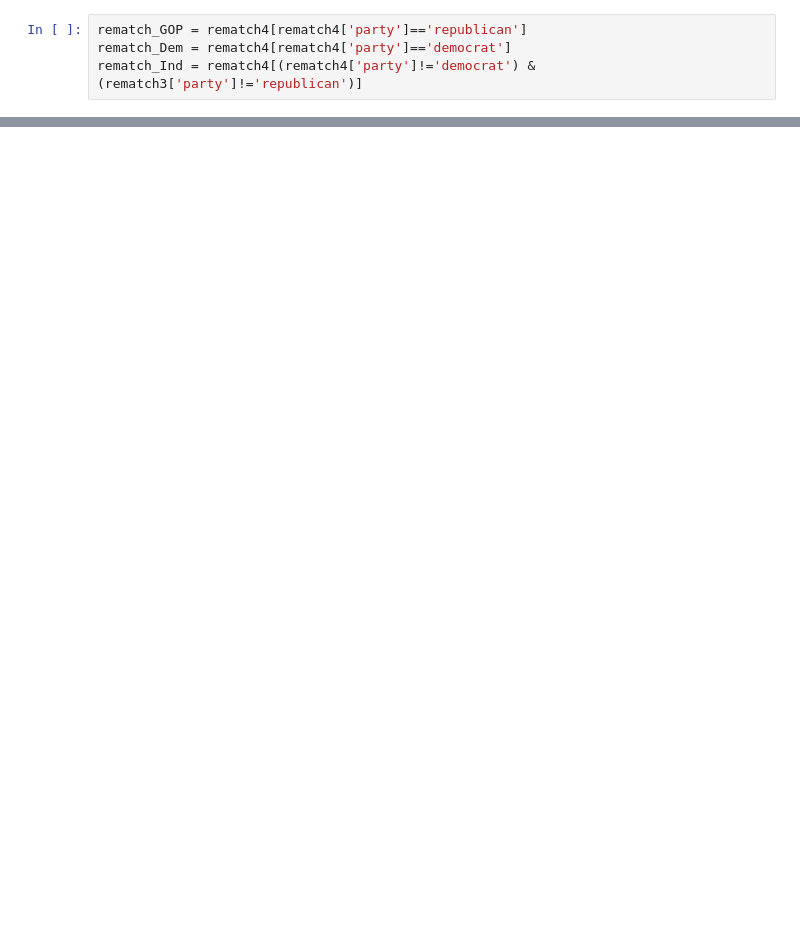
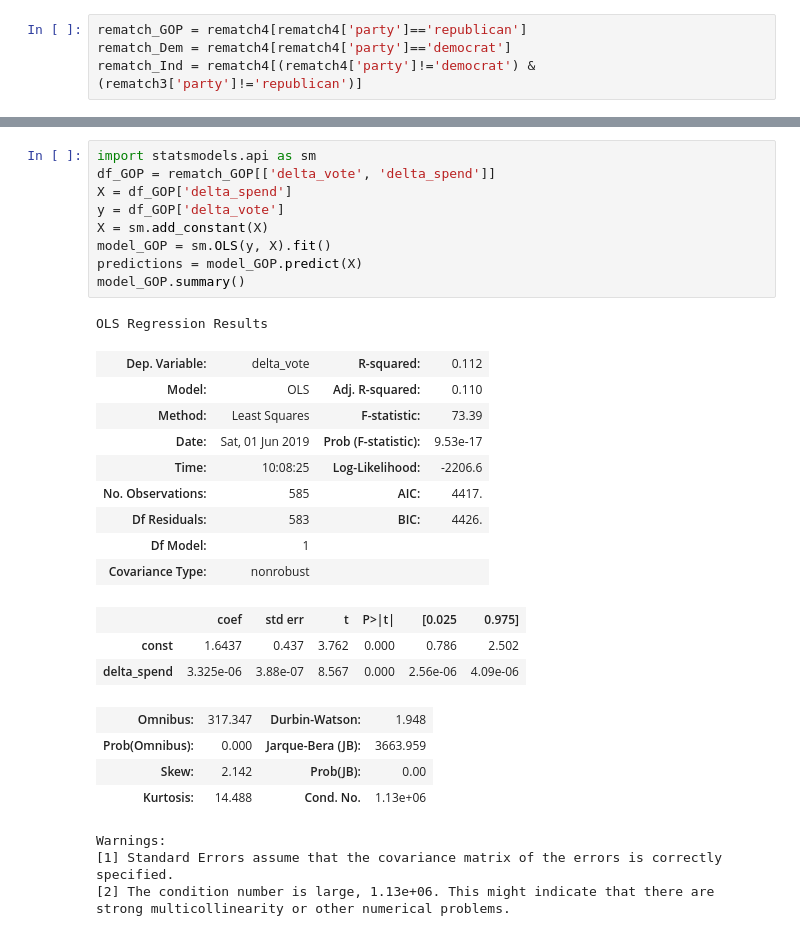
Before and after one commit to kellystroh/Federal-Election-Funding, a Jupyter notebook: rematch_df.ipynb, the cells around one changed output, grey strips where cells are left out. Drawn from its saved outputs; the diff is of its cells as text; blank space fills up the shorter version.

```diff
--- a/rematch_df.ipynb
+++ b/rematch_df.ipynb
@@ -216,0 +307,31 @@ Text(0, 0.5, 'Change in Vote Point')
+# %%
+import statsmodels.api as sm
+df_GOP = rematch_GOP[['delta_vote', 'delta_spend']]
+X = df_GOP['delta_spend']
+y = df_GOP['delta_vote']
+X = sm.add_constant(X)
+model_GOP = sm.OLS(y, X).fit()
+predictions = model_GOP.predict(X)
+model_GOP.summary()
+# %% [output]
+OLS Regression Results
+| Dep. Variable: | delta_vote | R-squared: | 0.112 |
+| Model: | OLS | Adj. R-squared: | 0.110 |
+| Method: | Least Squares | F-statistic: | 73.39 |
+| Date: | Sat, 01 Jun 2019 | Prob (F-statistic): | 9.53e-17 |
+| Time: | 10:08:25 | Log-Likelihood: | -2206.6 |
+| No. Observations: | 585 | AIC: | 4417. |
+| Df Residuals: | 583 | BIC: | 4426. |
+| Df Model: | 1 |  |  |
+| Covariance Type: | nonrobust |  |  |
+|  | coef | std err | t | P>|t| | [0.025 | 0.975] |
+| const | 1.6437 | 0.437 | 3.762 | 0.000 | 0.786 | 2.502 |
+| delta_spend | 3.325e-06 | 3.88e-07 | 8.567 | 0.000 | 2.56e-06 | 4.09e-06 |
+| Omnibus: | 317.347 | Durbin-Watson: | 1.948 |
+| Prob(Omnibus): | 0.000 | Jarque-Bera (JB): | 3663.959 |
+| Skew: | 2.142 | Prob(JB): | 0.00 |
+| Kurtosis: | 14.488 | Cond. No. | 1.13e+06 |
+Warnings:
+[1] Standard Errors assume that the covariance matrix of the errors is correctly specified.
+[2] The condition number is large, 1.13e+06. This might indicate that there are
+strong multicollinearity or other numerical problems.
```
Also changed, not shown: parts of 12 cells of this notebook.
